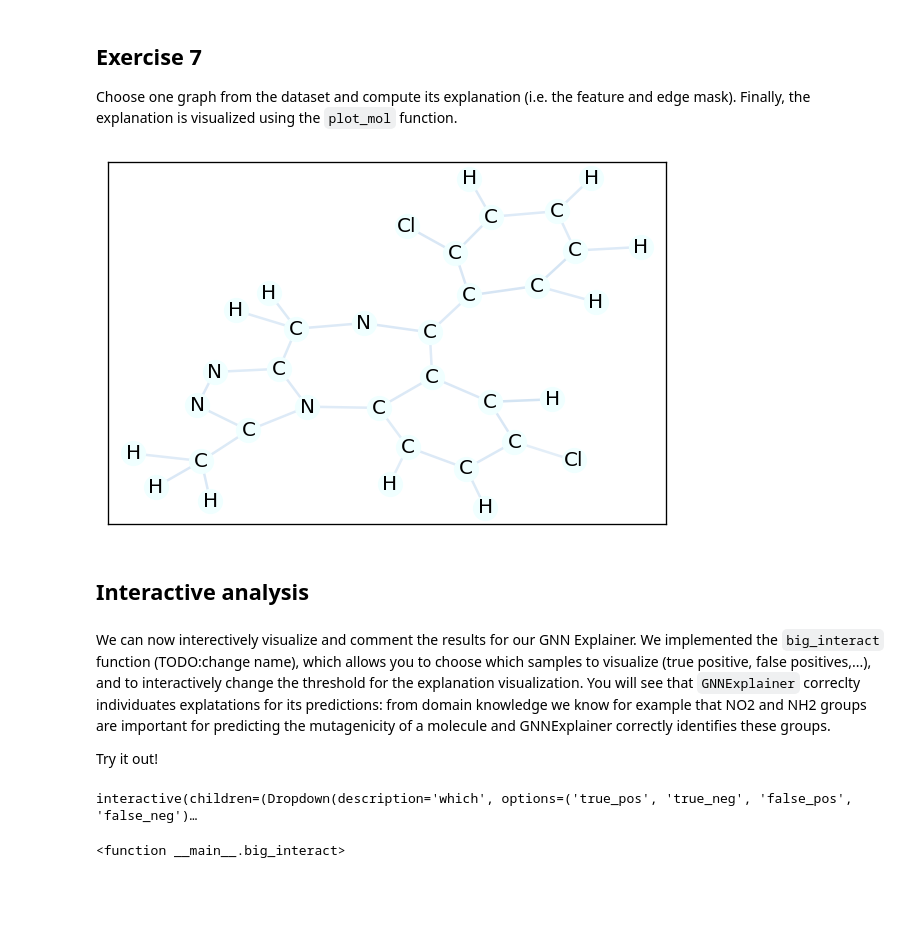
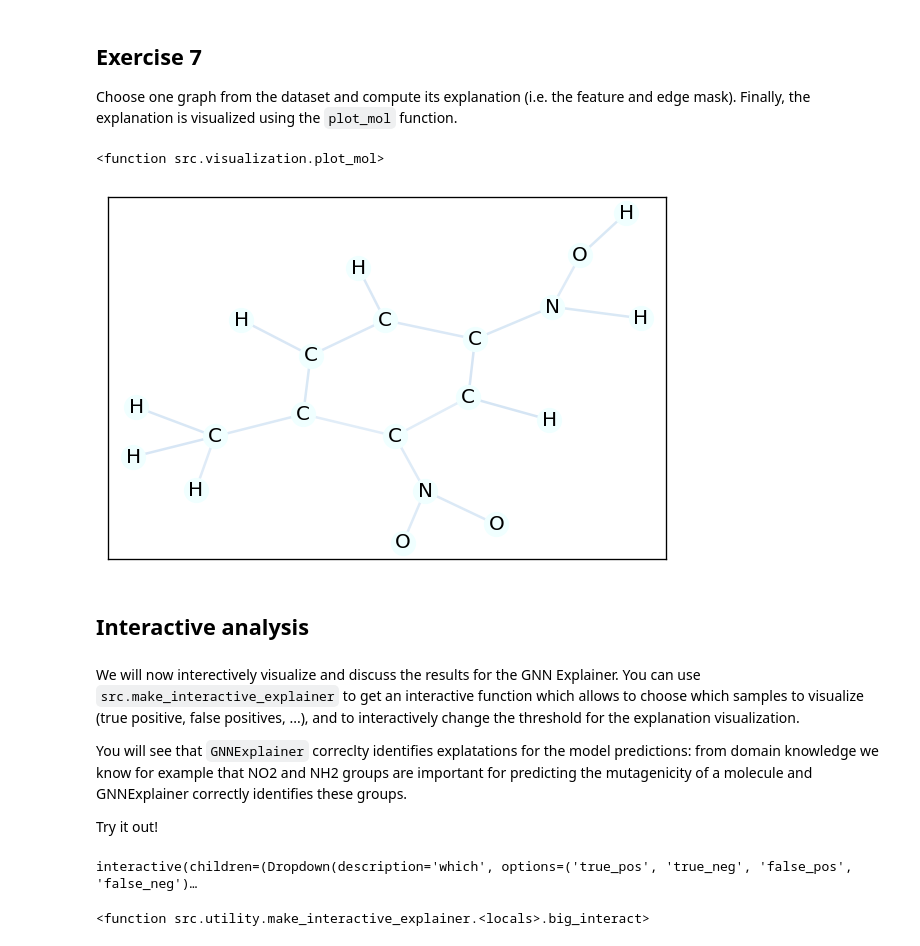
Before and after one commit to VisiumCH/AMLD-2021-Graphs, a Jupyter notebook: notebooks/workshop_notebook.ipynb, the cells around one changed output. Saved outputs shown, nothing was run; the diff lists cells and outputs as text; code cells hidden in the pictures; blank space fills up the shorter version.

```diff
--- a/notebooks/workshop_notebook.ipynb
+++ b/notebooks/workshop_notebook.ipynb
@@ -777,14 +376,14 @@ class GNN(torch.nn.Module):
         self.hidden_dim = hidden_dim
 
         # Implement me!
-        self.conv1 =
-        self.conv2 =
-        self.conv3 =
-        self.conv4 =
-        self.conv5 =
+        self.conv1 = ...
+        self.conv2 = ...
+        self.conv3 = ...
+        self.conv4 = ...
+        self.conv5 = ...
 
         # Implement me!
-        self.fc1 =
+        self.fc1 = ...
         self.fc2 = Linear(hidden_dim, num_classes)
 
         self.readout = LogSoftmax(dim=-1)
@@ -792,10 +391,8 @@ class GNN(torch.nn.Module):
     def forward(self, x, edge_index, batch):
         x = F.relu(self.conv1(x, edge_index))
         # Implement me!
-        x =
-        x =
-        x =
-        x =
+        ...
+        ...
         x = global_add_pool(x, batch)
         x = F.relu(self.fc1(x))
         x = F.dropout(x, p=0.5, training=self.training)
@@ -1115,61 +783,51 @@ data = dataset[0]
 data.to(device)
 
 # TODO: Initialize explainer
-explainer =
+explainer = ...
 
 # TODO: Train explainer
-GNNExp_feat_mask, GNNExp_edge_mask =
-
+GNNExp_feat_mask, GNNExp_edge_mask = (..., ...)
 
 
 # Plot the explanation
-mol = to_molecule(data)
-
-GNNExp_edge_mask_dict = mask_to_dict(
-    GNNExp_edge_mask,
-    data
-)
-plot_mol(mol, edge_mask=GNNExp_edge_mask_dict)
+plot_mol
+# %% [output]
+<function src.visualization.plot_mol>
 # %%
 # Solution: (to be removed)
 data = dataset[0]
 data.to(device)
 
 # Initialize explainer
 explainer = GNNExplainer(model, epochs=200).to(device)
 
 # Train explainer
 model_args = (
     data.x,
     data.edge_index,
     torch.zeros(data.num_nodes, dtype=int, device=device)
 )
 
 GNNExp_feat_mask, GNNExp_edge_mask = explainer.explain_graph(
     *model_args,
     model(*model_args).argmax(dim=1)
 )
 
-mol = to_molecule(data)
-
-GNNExp_edge_mask_dict = mask_to_dict(
-    GNNExp_edge_mask,
-    data
-)
-plot_mol(mol, edge_mask=GNNExp_edge_mask_dict)
+# Plot the explanation
+plot_mol(data, edge_mask=GNNExp_edge_mask)
 # %% [output]
-[figure, old version]
+[figure, new version]
 # %% [markdown]
 ## Interactive analysis
 # %% [markdown]
-We can now interectively visualize and comment the results for our GNN Explainer. We implemented the `big_interact` function (TODO:change name), which allows you to choose which samples to visualize (true positive, false positives,...), and to interactively change the threshold for the explanation visualization. You will see that `GNNExplainer` correclty individuates explatations for its predictions: from domain knowledge we know for example that NO2 and NH2 groups are important for predicting the mutagenicity of a molecule and GNNExplainer correctly identifies these groups.
+We will now interectively visualize and discuss the results for
+the GNN Explainer.
+You can use `src.make_interactive_explainer` to get an
+interactive function which allows to choose which samples to
+visualize (true positive, false positives, ...), and to
+interactively change the threshold for the explanation
+visualization.
+
+You will see that `GNNExplainer` correclty identifies explatations for the model predictions: from domain knowledge we know for example that NO2 and NH2 groups are important for predicting the mutagenicity of a molecule and GNNExplainer correctly identifies these groups.
 
 Try it out!
-# %%
-interact(
-    big_interact,
-    which=["true_pos", "true_neg", "false_pos", "false_neg"]
-)
-# %% [output]
-interactive(children=(Dropdown(description='which', options=('true_pos', 'true_neg', 'false_pos', 'false_neg')…
-<function __main__.big_interact>
@@ -1175,0 +836,7 @@ interactive(children=(Dropdown(description='which', options=('true_pos', 'true_n
+# %%
+make_interactive_explainer(
+    model, dataset[idx_valid_end:], device=device
+)
+# %% [output]
+interactive(children=(Dropdown(description='which', options=('true_pos', 'true_neg', 'false_pos', 'false_neg')…
+<function src.utility.make_interactive_explainer.<locals>.big_interact>
```
Also changed, not shown: parts of 24 cells of this notebook.
